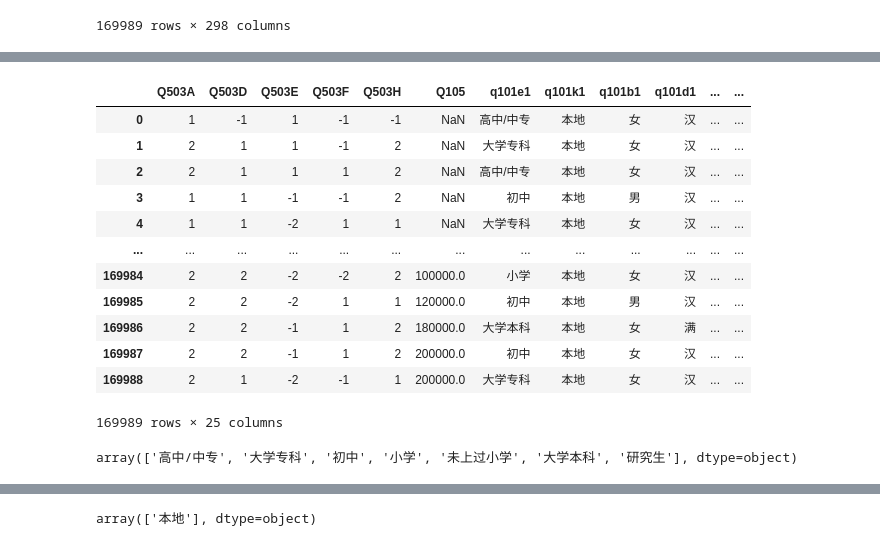
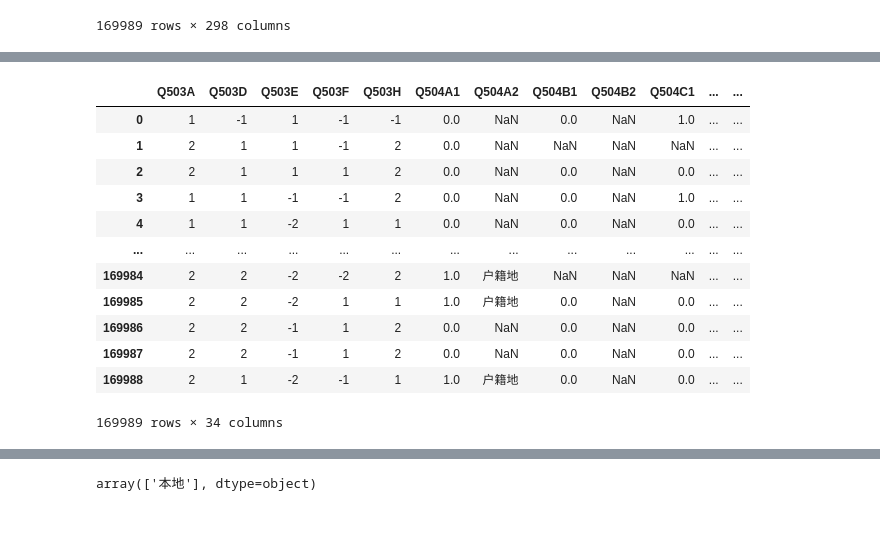
Before and after one commit to ningkko/socialinclusion, a Jupyter notebook: data formatter.ipynb, the cells around one changed output, grey strips where cells are left out. Cells and saved outputs as stored; diff of their text form; code cells hidden in the pictures.

```diff
--- a/data formatter.ipynb
+++ b/data formatter.ipynb
@@ -87,6 +109,3 @@ See the caveats in the documentation: https://pandas.pydata.org/pandas-docs/stab
 | 169987 | 0 | 0 | 0 | 1 | 0 | 0 | 经常 | 偶尔 | 没有 | 经常 | ... | ... |
 | 169988 | 0 | 0 | 1 | 0 | 0 | 0 | 没有 | 没有 | 没有 | 偶尔 | ... | ... |
 169989 rows × 44 columns
-# %%
-df=df.replace("不清楚",np.nan)
-df
@@ -107,5 +112,5 @@ df
 # %%
-df["q502"] = df["Q502A"]+df["Q502B"]+df["Q502C"]+df["Q502D"]+df["Q502E"]
+df["Q502"] = df["Q502A"]+df["Q502B"]+df["Q502C"]+df["Q502D"]+df["Q502E"]
 def map502(x):
     if "经常" in x:
         return 4
@@ -113,37 +118,14 @@ def map502(x):
         return 3
     elif "偶尔" in x:
         return 2
+    elif "没有" in x:
+        return 1
     else:
-        return 1
-df["Q502"] = df["q502"].apply(lambda x: map502(x))
+        return np.nan
+df["Q502"] = df["Q502"].apply(lambda x: map502(x))
-# %%
-df=df.drop(["q502"],axis=1)
-# %%
-d503 = dict(zip(['完全同意', '基本同意', '不同意', '完全不同意'],[2,1,-1,-2]))
-for k,v in d503.items():
-    df = df.replace(k,v)
 # %%
 df = df.drop(["Q501A","Q501B","Q501C","Q501D","Q501E","Q501F",
          "Q502A","Q502B","Q502C","Q502D","Q502E"], axis=1)
-# %%
-df["Q504"] = df['Q504A1'].astype(float)+df['Q504B1'].astype(float)+df['Q504C1'].astype(float)+df['Q504D1'].astype(float)+df['Q504E1'].astype(float)
-df["Q504"] = df["Q504"].apply(lambda x: 1 if x>0 else 0).astype(int)
-df = df.drop([ 'Q504A1','Q504A2','Q504B1','Q504B2','Q504C1','Q504C2','Q504D1','Q504D2','Q504E1','Q504E2'],axis=1)
-df
-# %% [output]
-|  | Q503A | Q503D | Q503E | Q503F | Q503H | Q105 | q101e1 | q101k1 | q101b1 | q101d1 | ... | ... |
-| 0 | 1 | -1 | 1 | -1 | -1 | NaN | 高中/中专 | 本地 | 女 | 汉 | ... | ... |
-| 1 | 2 | 1 | 1 | -1 | 2 | NaN | 大学专科 | 本地 | 女 | 汉 | ... | ... |
-| 2 | 2 | 1 | 1 | 1 | 2 | NaN | 高中/中专 | 本地 | 女 | 汉 | ... | ... |
-| 3 | 1 | 1 | -1 | -1 | 2 | NaN | 初中 | 本地 | 男 | 汉 | ... | ... |
-| 4 | 1 | 1 | -2 | 1 | 1 | NaN | 大学专科 | 本地 | 女 | 汉 | ... | ... |
-| ... | ... | ... | ... | ... | ... | ... | ... | ... | ... | ... | ... | ... |
-| 169984 | 2 | 2 | -2 | -2 | 2 | 100000.0 | 小学 | 本地 | 女 | 汉 | ... | ... |
-| 169985 | 2 | 2 | -2 | 1 | 1 | 120000.0 | 初中 | 本地 | 男 | 汉 | ... | ... |
-| 169986 | 2 | 2 | -1 | 1 | 2 | 180000.0 | 大学本科 | 本地 | 女 | 满 | ... | ... |
-| 169987 | 2 | 2 | -1 | 1 | 2 | 200000.0 | 初中 | 本地 | 女 | 汉 | ... | ... |
-| 169988 | 2 | 1 | -2 | -1 | 1 | 200000.0 | 大学专科 | 本地 | 女 | 汉 | ... | ... |
-169989 rows × 25 columns
 # %%
 import numpy as np
 
@@ -202,5 +202,23 @@ d = {"经常": 4,
     }
-# %%
-df["q101e1"].unique()
-# %% [output]
-array(['高中/中专', '大学专科', '初中', '小学', '未上过小学', '大学本科', '研究生'], dtype=object)
+# %%
+def replace(x):
+    for k,v in d.items():
+        if x == k:
+            return v
+    return x
+df=df.applymap(lambda x: replace(x))
+df
+# %% [output]
+|  | Q503A | Q503D | Q503E | Q503F | Q503H | Q504A1 | Q504A2 | Q504B1 | Q504B2 | Q504C1 | ... | ... |
+| 0 | 1 | -1 | 1 | -1 | -1 | 0.0 | NaN | 0.0 | NaN | 1.0 | ... | ... |
+| 1 | 2 | 1 | 1 | -1 | 2 | 0.0 | NaN | NaN | NaN | NaN | ... | ... |
+| 2 | 2 | 1 | 1 | 1 | 2 | 0.0 | NaN | 0.0 | NaN | 0.0 | ... | ... |
+| 3 | 1 | 1 | -1 | -1 | 2 | 0.0 | NaN | 0.0 | NaN | 1.0 | ... | ... |
+| 4 | 1 | 1 | -2 | 1 | 1 | 0.0 | NaN | 0.0 | NaN | 0.0 | ... | ... |
+| ... | ... | ... | ... | ... | ... | ... | ... | ... | ... | ... | ... | ... |
+| 169984 | 2 | 2 | -2 | -2 | 2 | 1.0 | 户籍地 | NaN | NaN | NaN | ... | ... |
+| 169985 | 2 | 2 | -2 | 1 | 1 | 1.0 | 户籍地 | 0.0 | NaN | 0.0 | ... | ... |
+| 169986 | 2 | 2 | -1 | 1 | 2 | 0.0 | NaN | 0.0 | NaN | 0.0 | ... | ... |
+| 169987 | 2 | 2 | -1 | 1 | 2 | 0.0 | NaN | 0.0 | NaN | 0.0 | ... | ... |
+| 169988 | 2 | 1 | -2 | -1 | 1 | 1.0 | 户籍地 | 0.0 | NaN | 0.0 | ... | ... |
+169989 rows × 34 columns
```
Also changed, not shown: parts of 38 cells of this notebook, 8 other files.
